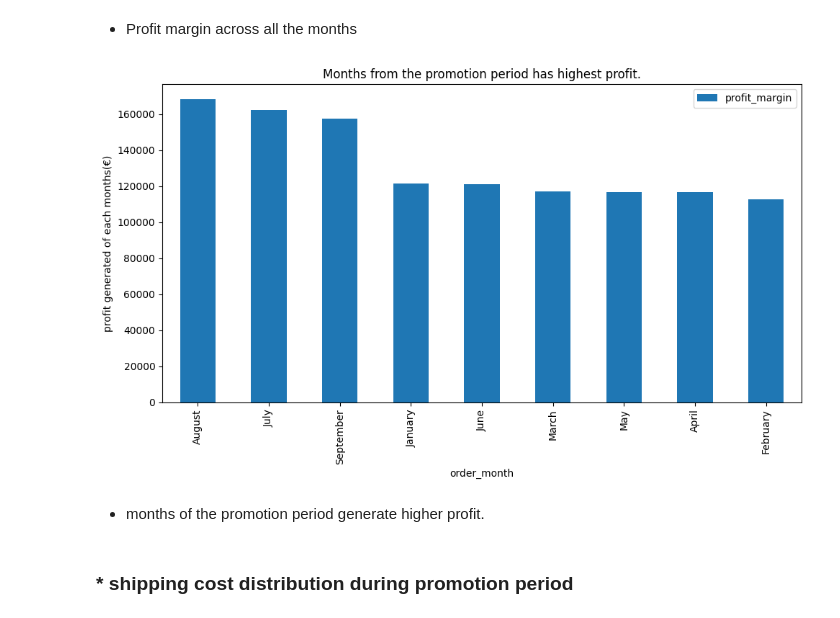
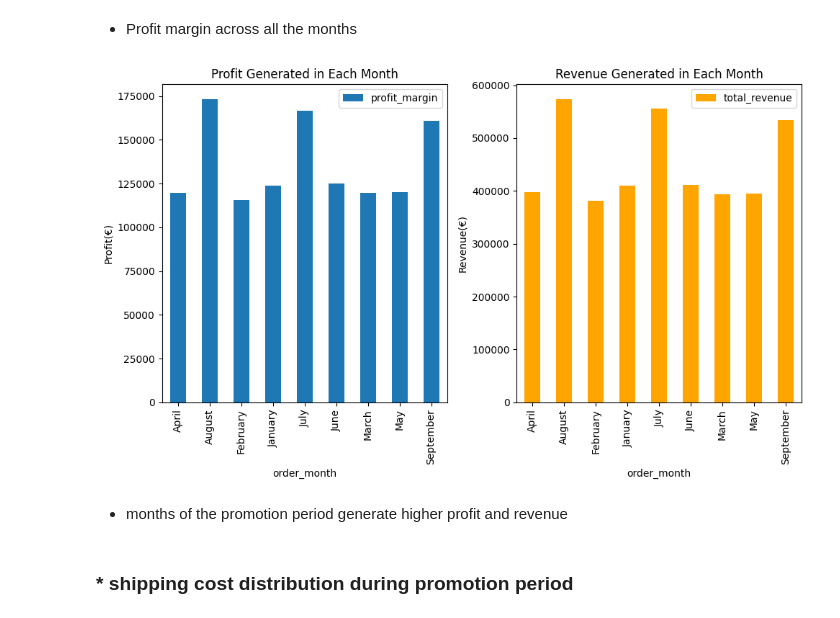
Before and after one commit to robzi18/shipping_cost_analysis, a Jupyter notebook: notebooks/01_data_cleaning_SC.ipynb, the cells around one changed output. Drawn from its saved outputs; the diff is of its cells as text; code cells hidden in the pictures.

```diff
--- a/notebooks/01_data_cleaning_SC.ipynb
+++ b/notebooks/01_data_cleaning_SC.ipynb
@@ -334,6 +367,10 @@ The profit margin of before period: € 706,683.92
 ## * Which months has highest revenue and profit margin
 # %%
 mr["order_month"] = mr['order_date'].dt.month_name()
-monthly_tot_profit_margin = mr.groupby('order_month')['profit_margin'].sum().sort_values(ascending=False)
-monthly_tot_profit_margin
+# monthly_tot_profit_margin = mr.groupby('order_month')['profit_margin'].sum().sort_values(ascending=False)
+monthly_analysis = mr.groupby('order_month').agg(
+    profit_margin =("profit_margin", "sum"),
+    total_revenue =("line_total", "sum")
+)
+monthly_analysis.sort_values(ascending=[False],by=['profit_margin'])
 # %% [output]
@@ -523,18 +600,33 @@ plt.show()
 # %% [markdown]
 * Profit margin across all the months
-# %%
-monthly_tot_profit_margin.plot(
-    kind="bar",
-    figsize=(10,6),
-    y="profit_margin",ylabel="profit generated of each months(€)",x = "tempo_month",title="Months from the promotion period has highest profit.",
-    legend=True
-    )
-plt.tight_layout()
-plt.show()
-# %% [output]
-[figure, removed]
+# %%
+fig, (ax1, ax2) = plt.subplots(1, 2, figsize=(14, 5))
+
+monthly_analysis['profit_margin'].plot(
+    kind="bar",
+    figsize=(10,6),ax=ax1,
+    y='profit_margin',
+    ylabel="Profit(€)",
+    title="Profit Generated in Each Month",
+    legend=True
+    )
+
+monthly_analysis['total_revenue'].plot(
+    kind="bar",
+    figsize=(10,6),ax=ax2,
+    y='total_revenue',
+    ylabel="Revenue(€)",
+    title="Revenue Generated in Each Month",
+    legend=True,
+    color="orange"
+    )
+
+plt.tight_layout()
+plt.show()
+# %% [output]
+[figure, added]
 # %% [markdown]
-* months of the promotion period generate higher profit.
+* months of the promotion period generate higher profit and revenue
 # %% [markdown]
 ### * shipping cost distribution during promotion period
 # %%
```
Also changed, not shown: parts of 48 cells of this notebook, 5 other files.
